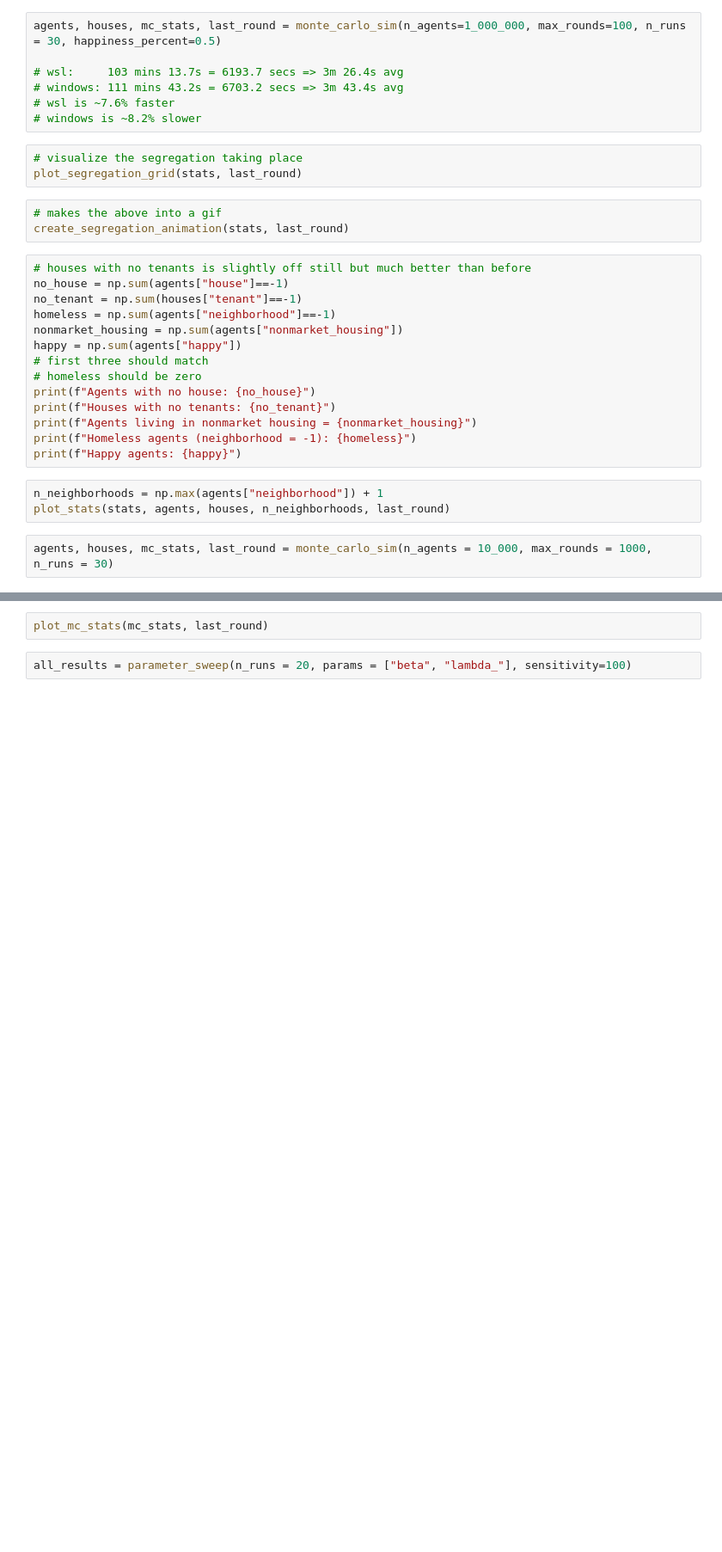
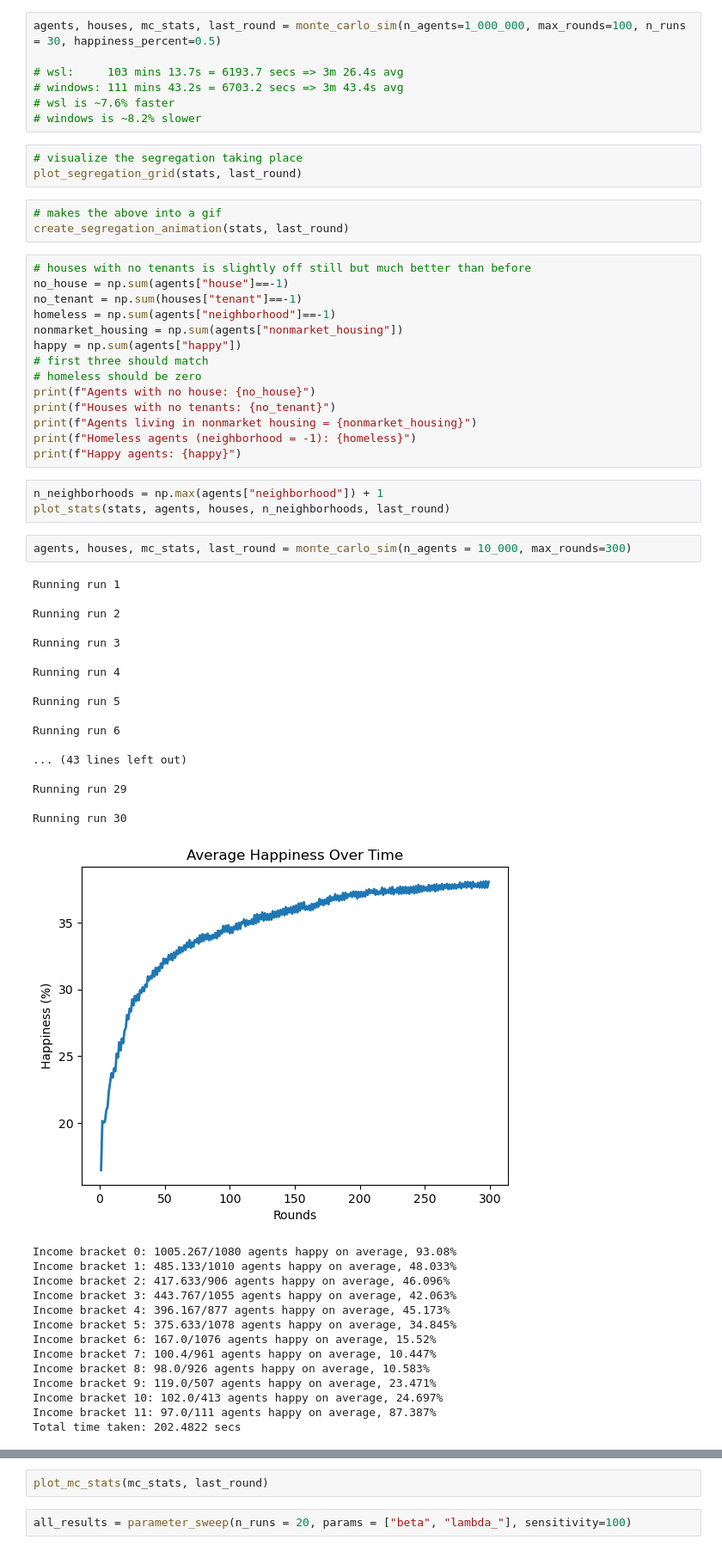
Before and after one commit to danielthomas-econ/schelling_income_model, a Jupyter notebook: plots.ipynb, the cells around one changed output, grey strips where cells are left out. Shown at 86% size. Saved outputs shown, nothing was run; the diff lists cells and outputs as text; blank space fills up the shorter version.

```diff
--- a/plots.ipynb
+++ b/plots.ipynb
@@ -37,4 +41,36 @@ print(f"Happy agents: {happy}")
 n_neighborhoods = np.max(agents["neighborhood"]) + 1
 plot_stats(stats, agents, houses, n_neighborhoods, last_round)
 # %%
-agents, houses, mc_stats, last_round = monte_carlo_sim(n_agents = 10_000, max_rounds = 1000, n_runs = 30)
+agents, houses, mc_stats, last_round = monte_carlo_sim(n_agents = 10_000, max_rounds=300)
+# %% [output]
+Running run 1
+
+Running run 2
+
+Running run 3
+
+Running run 4
+
+Running run 5
+
+Running run 6
+
+... (43 lines left out)
+
+Running run 29
+
+Running run 30
+[figure, added]
+Income bracket 0: 1005.267/1080 agents happy on average, 93.08%
+Income bracket 1: 485.133/1010 agents happy on average, 48.033%
+Income bracket 2: 417.633/906 agents happy on average, 46.096%
+Income bracket 3: 443.767/1055 agents happy on average, 42.063%
+Income bracket 4: 396.167/877 agents happy on average, 45.173%
+Income bracket 5: 375.633/1078 agents happy on average, 34.845%
+Income bracket 6: 167.0/1076 agents happy on average, 15.52%
+Income bracket 7: 100.4/961 agents happy on average, 10.447%
+Income bracket 8: 98.0/926 agents happy on average, 10.583%
+Income bracket 9: 119.0/507 agents happy on average, 23.471%
+Income bracket 10: 102.0/413 agents happy on average, 24.697%
+Income bracket 11: 97.0/111 agents happy on average, 87.387%
+Total time taken: 202.4822 secs
```
Also changed, not shown: parts of 10 cells of this notebook, 5 other files.
